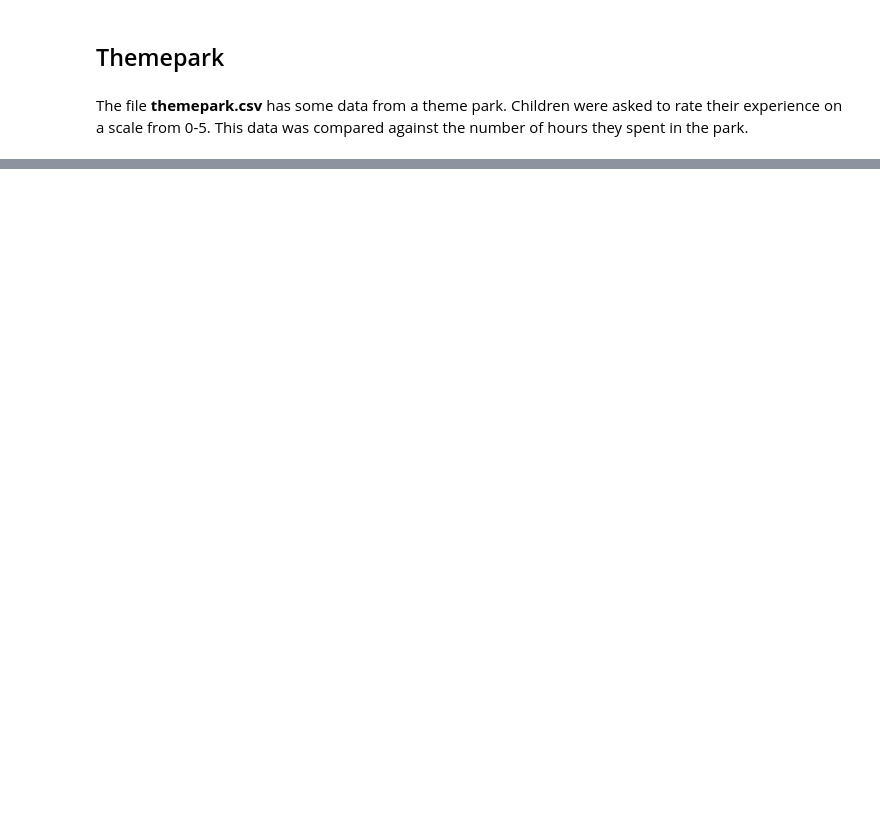
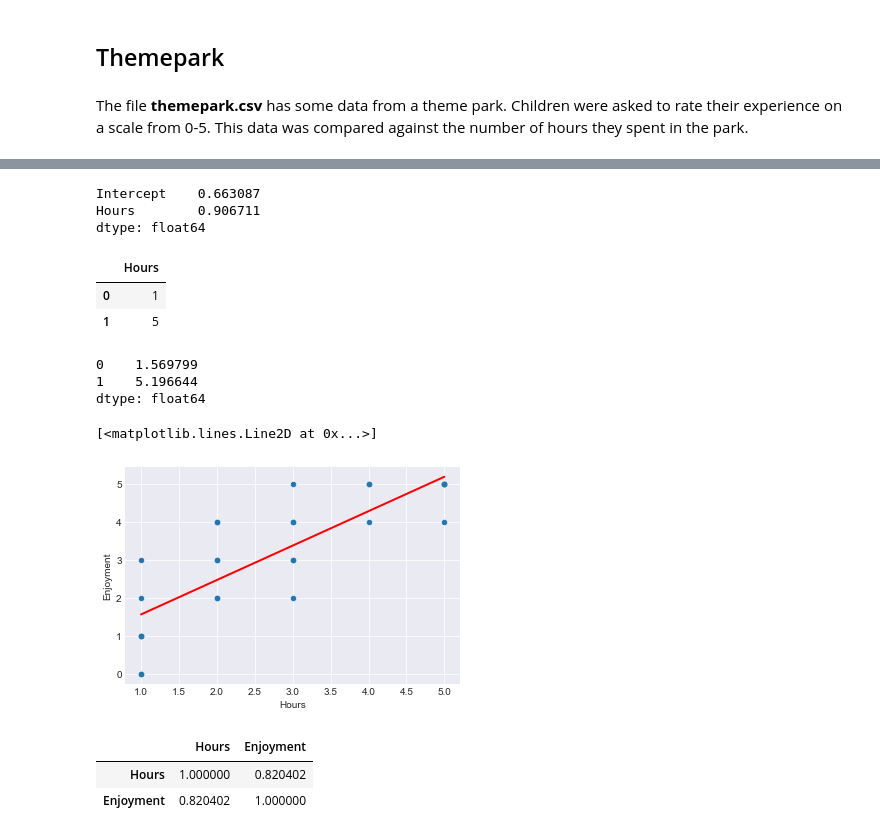
Before and after one commit to jonworkman88/dat11syd, a Jupyter notebook: students/jon/lessons/lesson-04/lab/lesson-04-lab-01_Regression.ipynb, the cells around one changed output, grey strips where cells are left out. Saved outputs shown, nothing was run; the diff lists cells and outputs as text; code cells hidden in the pictures; blank space fills up the shorter version.

```diff
--- a/students/jon/lessons/lesson-04/lab/lesson-04-lab-01_Regression.ipynb
+++ b/students/jon/lessons/lesson-04/lab/lesson-04-lab-01_Regression.ipynb
@@ -302,6 +362,8 @@ from 0-5. This data was compared against the number of hours they spent in the p
 !ls
 # %%
 # Create a pandas DataFrame from this data by reading it in using pandas.
+# Read in data
+df = pd.read_csv("themepark.csv")
 # It is located in the same directory as this notebook, so you will not need to provide a filepath.
 # %%
 # Have a look at the data (e.g. display the head or tail, use describe, etc.)
@@ -308,4 +378,40 @@ from 0-5. This data was compared against the number of hours they spent in the p
+# %%
+# create a fitted model in one line i.e. y = f(X) Price = f(Bath + HouseSizeSqft)
+lm = smf.ols(formula='Enjoyment ~ Hours', data=df).fit()
+
+# print the coefficients!
+lm.params
+# %% [output]
+Intercept    0.663087
+Hours        0.906711
+dtype: float64
+# %%
+a_new = pd.DataFrame({'Hours': [df.Hours.min(), df.Hours.max()]})
+a_new.head()
+# %% [output]
+|  | Hours |
+| 0 | 1 |
+| 1 | 5 |
+# %%
+# predict price given two data points and the built model
+
+preds = lm.predict(a_new)
+preds
+# %% [output]
+0    1.569799
+1    5.196644
+dtype: float64
 # %%
 # Draw a scatterplot of this data.
+df.plot(kind='scatter', x='Hours', y='Enjoyment')
+plt.plot(a_new, preds,  c='red', linewidth=2)
+# %% [output]
+[<matplotlib.lines.Line2D at 0x...>]
+[figure, added]
 # %%
 # Try doing a linear regression on this data
+df.corr()
+# %% [output]
+|  | Hours | Enjoyment |
+| Hours | 1.000000 | 0.820402 |
+| Enjoyment | 0.820402 | 1.000000 |
```
Also changed, not shown: parts of 21 cells of this notebook, 15 other files.
